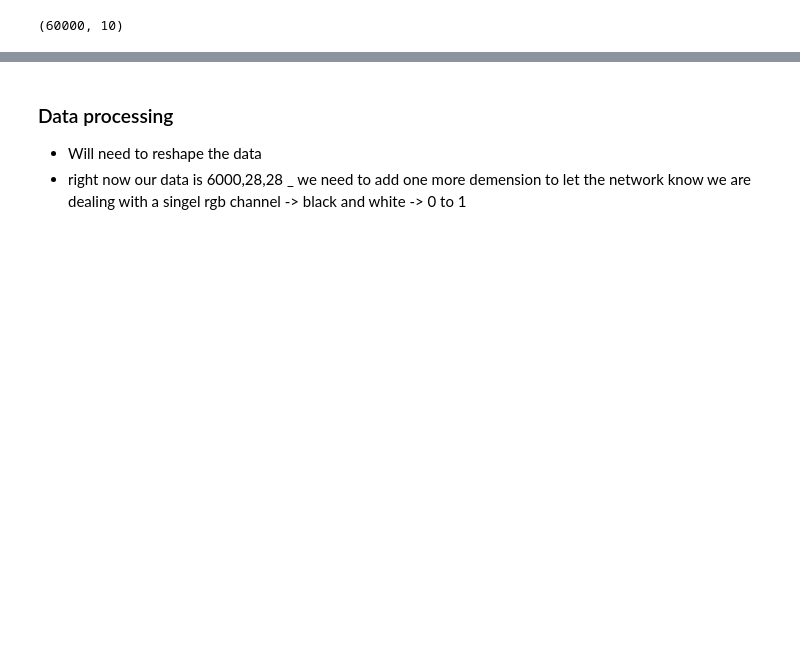
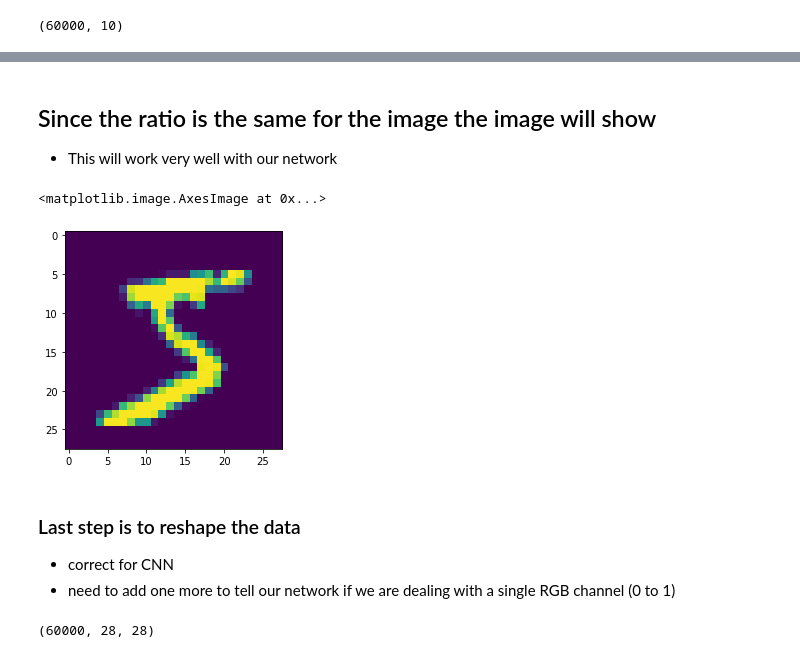
Before and after one commit to Berkat0789/Portfolio, a Jupyter notebook: CNN_ConvolutionalNeuralNetworks /CNN on MNST data set/CNN build on the MNIST Data.ipynb, the cells around one changed output, grey strips where cells are left out. Cells and saved outputs as stored; diff of their text form; code cells hidden in the pictures; blank space fills up the shorter version.

```diff
--- a/CNN_ConvolutionalNeuralNetworks /CNN on MNST data set/CNN build on the MNIST Data.ipynb
+++ b/CNN_ConvolutionalNeuralNetworks /CNN on MNST data set/CNN build on the MNIST Data.ipynb
@@ -62,7 +100,21 @@ y_cat_test = to_categorical(y_test)
 x_train = x_train/255
 # %%
 x_test = x_test/255
+# %%
+scaled_image = x_train[0]
+# %% [markdown]
+## Since the ratio is the same for the image the image will show
+- This will work very well with our network
+# %%
+plt.imshow(scaled_image)
+# %% [output]
+<matplotlib.image.AxesImage at 0x...>
+[figure, added]
 # %% [markdown]
-### Data processing
-- Will need to reshape the data
-- right now our data is 6000,28,28 _ we need to add one more demension to let the network know we are dealing with a singel rgb channel -> black and white -> 0 to 1
+### Last step is to reshape the data
+- correct for CNN
+- need to add one more to tell our network if we are dealing with a single RGB channel (0 to 1)
+# %%
+x_train.shape
+# %% [output]
+(60000, 28, 28)
```
Also changed, not shown: parts of 43 cells of this notebook.
